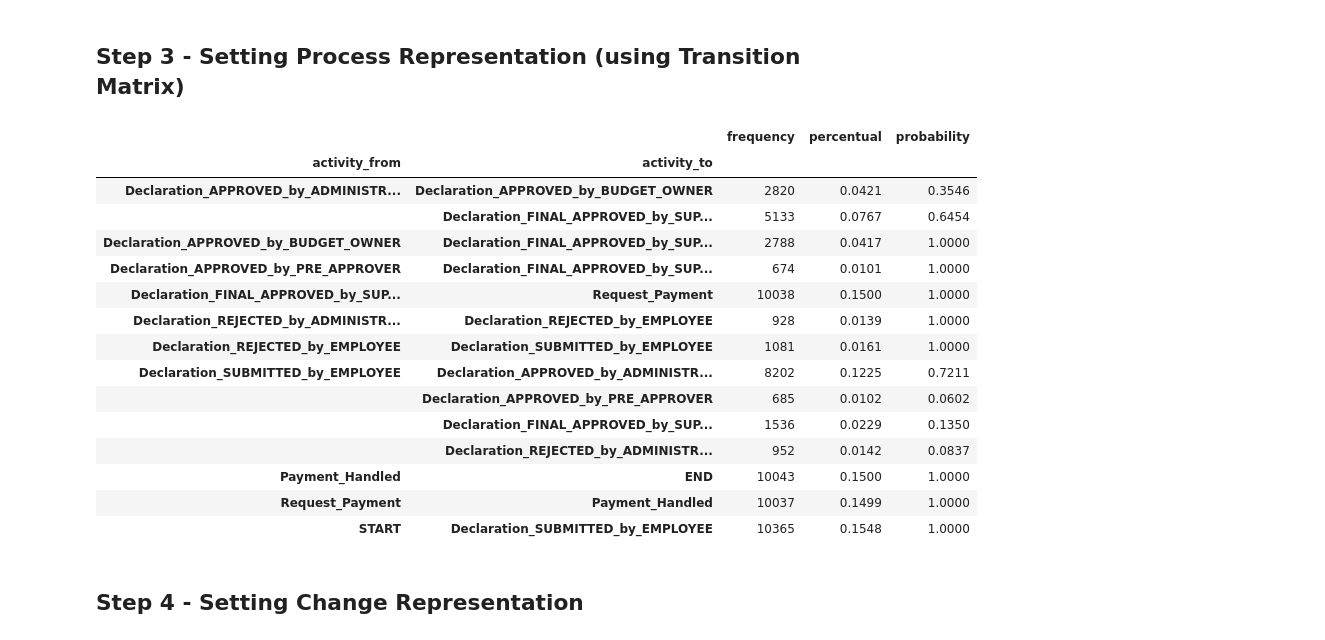
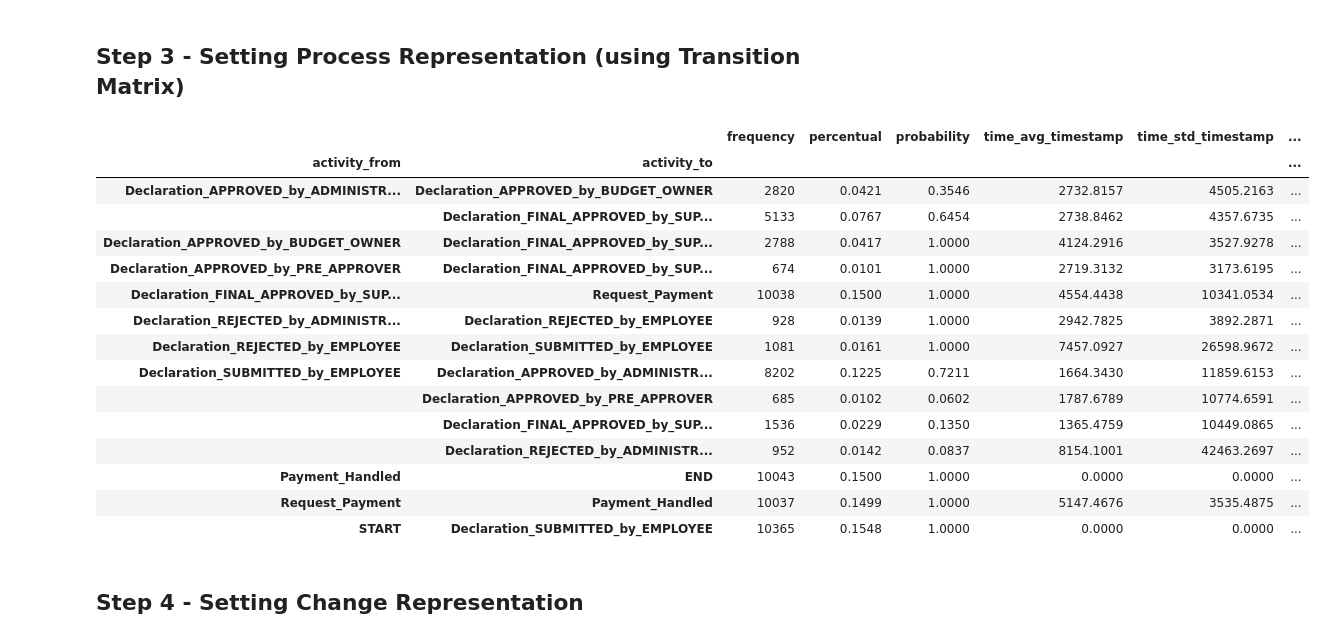
Before and after one commit to AC-Meira/Transition_Matrix_Process_Drift, a Jupyter notebook: Demonstration - Real Log - BPIC 2020.ipynb, the cells around one changed output. Saved outputs shown, nothing was run; the diff lists cells and outputs as text; code cells hidden in the pictures.

```diff
--- a/Demonstration - Real Log - BPIC 2020.ipynb
+++ b/Demonstration - Real Log - BPIC 2020.ipynb
@@ -63,6 +63,14 @@ event_log = TMPD_utils.parse_xes(log_path)
 # Save original event index
 event_log = event_log.reset_index(names='original_index')
 
+# Renaming columns to match the expected format
+event_log = event_log.rename(columns={
+    'org:resource': 'resource',
+    'org:role': 'role',
+    'case:BudgetNumber': 'BudgetNumber',
+    'case:Amount': 'Amount'
+})
+
 # Showing loaded event log
 print("Total events: ", len(event_log))
 print("Total cases: ", len(event_log.groupby('case:id')))
@@ -86,13 +94,13 @@ Total activities:  17
 TMPD_instance = TMPD_class.TMPD(scenario='offline')
 
 # Setting the transition log
-TMPD_instance.set_transition_log(event_log, case_id='case:id', activity_key='concept:name', timestamp_key='time:timestamp', timestamp_format=None, other_columns_keys=[])
+TMPD_instance.set_transition_log(event_log, case_id='case:id', activity_key='concept:name', timestamp_key='time:timestamp', timestamp_format=None, other_columns_keys=["role", "resource", "BudgetNumber", "Amount"])
 
 # Executing the transition log
 TMPD_instance.run_transition_log()
 
 # Showing the transition log created
 print(len(TMPD_instance.get_transition_log()))
-TMPD_instance.get_transition_log().head(20)
+TMPD_instance.get_transition_log().head()
 # %% [output]
 66937
@@ -117,7 +114,7 @@ TMPD_instance.get_transition_log().head(20)
 ## Step 2 - Setting Window Strategy
 # %%
 # Setting the window strategy parameters
-TMPD_instance.set_windowing_strategy(window_size_mode = 'Fixed', window_size = 2000, window_ref_mode = "Fixed", overlap = True, sliding_step = 400, continuous = True)
+TMPD_instance.set_windowing_strategy(window_size_mode = 'Fixed', window_size = 2000, window_ref_mode = "Fixed", overlap = True, sliding_step = 1000, continuous = True)
 
 # Executing the window strategy indexation
 TMPD_instance.run_windowing_strategy()
@@ -147,33 +144,41 @@ dict(list(TMPD_instance.get_windowing_strategy().items()))
 # %%
 # Setting the Transition Matrix (TM) process representation
 TMPD_instance.set_process_representation(threshold_anomaly=0.005
-                                    , control_flow_features={'frequency', 'probability'}
-                                    , time_features={}
-                                    , resource_features={}
-                                    , data_features={})
+                                    , control_flow_features={'frequency', 'probability'} #, 'probability', 'causality', 'parallel'
+                                    , time_features={('time_avg','timestamp'), ('time_std','timestamp')}
+                                    , resource_features={('categorical_encoding_frequency', 'role')#, ('categorical_encoding_probability', 'role')
+                                                        #  , ('categorical_unique', 'role'), ('categorical_entropy', 'role')
+                                                         , ('categorical_encoding_frequency', 'resource')#, ('categorical_encoding_probability', 'resource')
+                                                        # , ('categorical_unique', 'resource'), ('categorical_entropy', 'resource')
+                                                         }
+                                    , data_features={('numerical_avg', 'Amount'), ('numerical_std', 'Amount')
+                                                        , ('categorical_unique', 'BudgetNumber'), ('categorical_entropy', 'BudgetNumber')
+                                                        # , ('categorical_encoding_frequency', 'BudgetNumber'), ('categorical_encoding_probability', 'BudgetNumber')
+                                                    }
+                                    )
 
 # Executing the process_representation using all dataset just for an example
 TMPD_instance.run_process_representation(TMPD_instance.transition_log)
 
 # Showing the process representation created
 TMPD_instance.get_process_representation()#.head(15)
 # %% [output]
-|  |  | frequency | percentual | probability |
-| activity_from | activity_to |  |  |  |
-| Declaration_APPROVED_by_ADMINISTR... | Declaration_APPROVED_by_BUDGET_OWNER | 2820 | 0.0421 | 0.3546 |
-|  | Declaration_FINAL_APPROVED_by_SUP... | 5133 | 0.0767 | 0.6454 |
-| Declaration_APPROVED_by_BUDGET_OWNER | Declaration_FINAL_APPROVED_by_SUP... | 2788 | 0.0417 | 1.0000 |
-| Declaration_APPROVED_by_PRE_APPROVER | Declaration_FINAL_APPROVED_by_SUP... | 674 | 0.0101 | 1.0000 |
-| Declaration_FINAL_APPROVED_by_SUP... | Request_Payment | 10038 | 0.1500 | 1.0000 |
-| Declaration_REJECTED_by_ADMINISTR... | Declaration_REJECTED_by_EMPLOYEE | 928 | 0.0139 | 1.0000 |
-| Declaration_REJECTED_by_EMPLOYEE | Declaration_SUBMITTED_by_EMPLOYEE | 1081 | 0.0161 | 1.0000 |
-| Declaration_SUBMITTED_by_EMPLOYEE | Declaration_APPROVED_by_ADMINISTR... | 8202 | 0.1225 | 0.7211 |
-|  | Declaration_APPROVED_by_PRE_APPROVER | 685 | 0.0102 | 0.0602 |
-|  | Declaration_FINAL_APPROVED_by_SUP... | 1536 | 0.0229 | 0.1350 |
-|  | Declaration_REJECTED_by_ADMINISTR... | 952 | 0.0142 | 0.0837 |
-| Payment_Handled | END | 10043 | 0.1500 | 1.0000 |
-| Request_Payment | Payment_Handled | 10037 | 0.1499 | 1.0000 |
-| START | Declaration_SUBMITTED_by_EMPLOYEE | 10365 | 0.1548 | 1.0000 |
+|  |  | frequency | percentual | probability | time_avg_timestamp | time_std_timestamp | ... |
+| activity_from | activity_to |  |  |  |  |  | ... |
+| Declaration_APPROVED_by_ADMINISTR... | Declaration_APPROVED_by_BUDGET_OWNER | 2820 | 0.0421 | 0.3546 | 2732.8157 | 4505.2163 | ... |
+|  | Declaration_FINAL_APPROVED_by_SUP... | 5133 | 0.0767 | 0.6454 | 2738.8462 | 4357.6735 | ... |
+| Declaration_APPROVED_by_BUDGET_OWNER | Declaration_FINAL_APPROVED_by_SUP... | 2788 | 0.0417 | 1.0000 | 4124.2916 | 3527.9278 | ... |
+| Declaration_APPROVED_by_PRE_APPROVER | Declaration_FINAL_APPROVED_by_SUP... | 674 | 0.0101 | 1.0000 | 2719.3132 | 3173.6195 | ... |
+| Declaration_FINAL_APPROVED_by_SUP... | Request_Payment | 10038 | 0.1500 | 1.0000 | 4554.4438 | 10341.0534 | ... |
+| Declaration_REJECTED_by_ADMINISTR... | Declaration_REJECTED_by_EMPLOYEE | 928 | 0.0139 | 1.0000 | 2942.7825 | 3892.2871 | ... |
+| Declaration_REJECTED_by_EMPLOYEE | Declaration_SUBMITTED_by_EMPLOYEE | 1081 | 0.0161 | 1.0000 | 7457.0927 | 26598.9672 | ... |
+| Declaration_SUBMITTED_by_EMPLOYEE | Declaration_APPROVED_by_ADMINISTR... | 8202 | 0.1225 | 0.7211 | 1664.3430 | 11859.6153 | ... |
+|  | Declaration_APPROVED_by_PRE_APPROVER | 685 | 0.0102 | 0.0602 | 1787.6789 | 10774.6591 | ... |
+|  | Declaration_FINAL_APPROVED_by_SUP... | 1536 | 0.0229 | 0.1350 | 1365.4759 | 10449.0865 | ... |
+|  | Declaration_REJECTED_by_ADMINISTR... | 952 | 0.0142 | 0.0837 | 8154.1001 | 42463.2697 | ... |
+| Payment_Handled | END | 10043 | 0.1500 | 1.0000 | 0.0000 | 0.0000 | ... |
+| Request_Payment | Payment_Handled | 10037 | 0.1499 | 1.0000 | 5147.4676 | 3535.4875 | ... |
+| START | Declaration_SUBMITTED_by_EMPLOYEE | 10365 | 0.1548 | 1.0000 | 0.0000 | 0.0000 | ... |
 # %% [markdown]
 ## Step 4 - Setting Change Representation
 # %%
```
Also changed, not shown: parts of 19 cells of this notebook, 17 other files.
